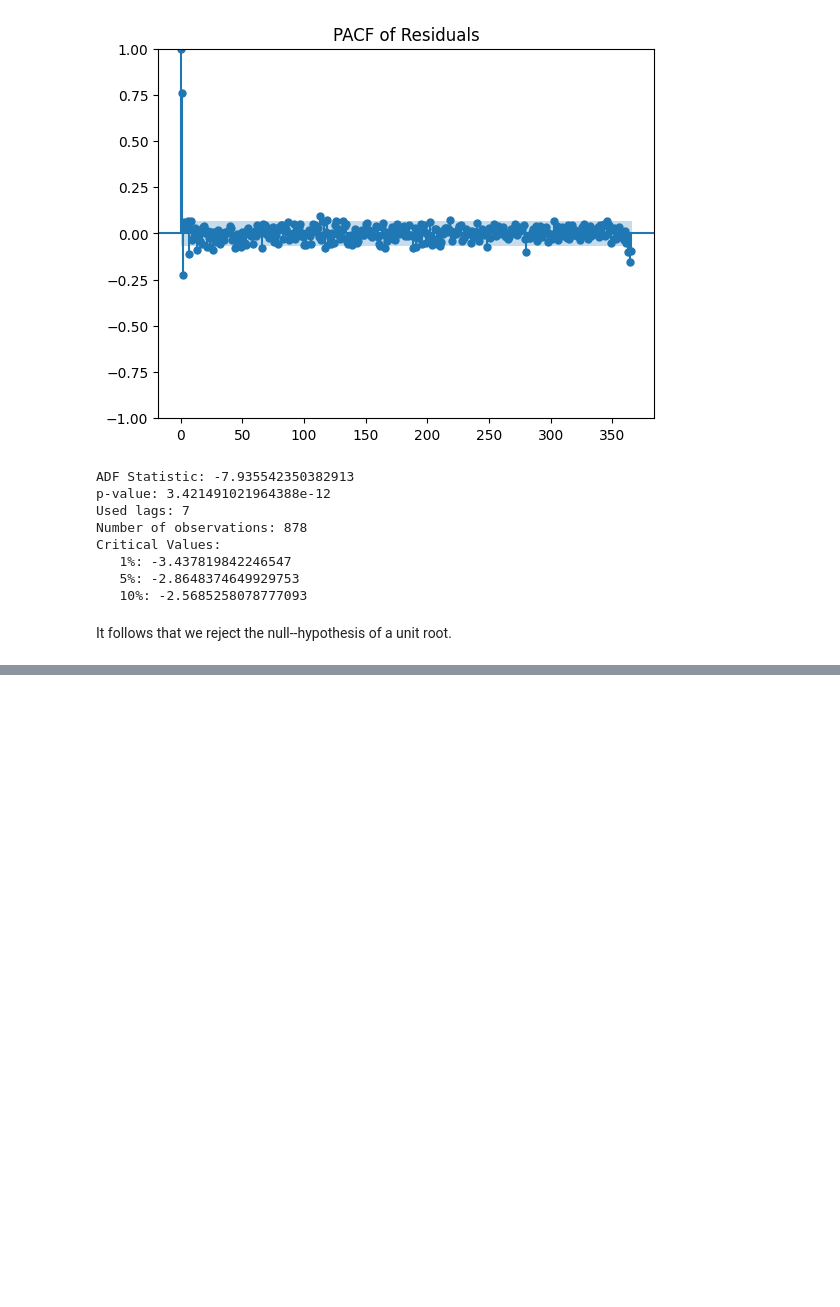
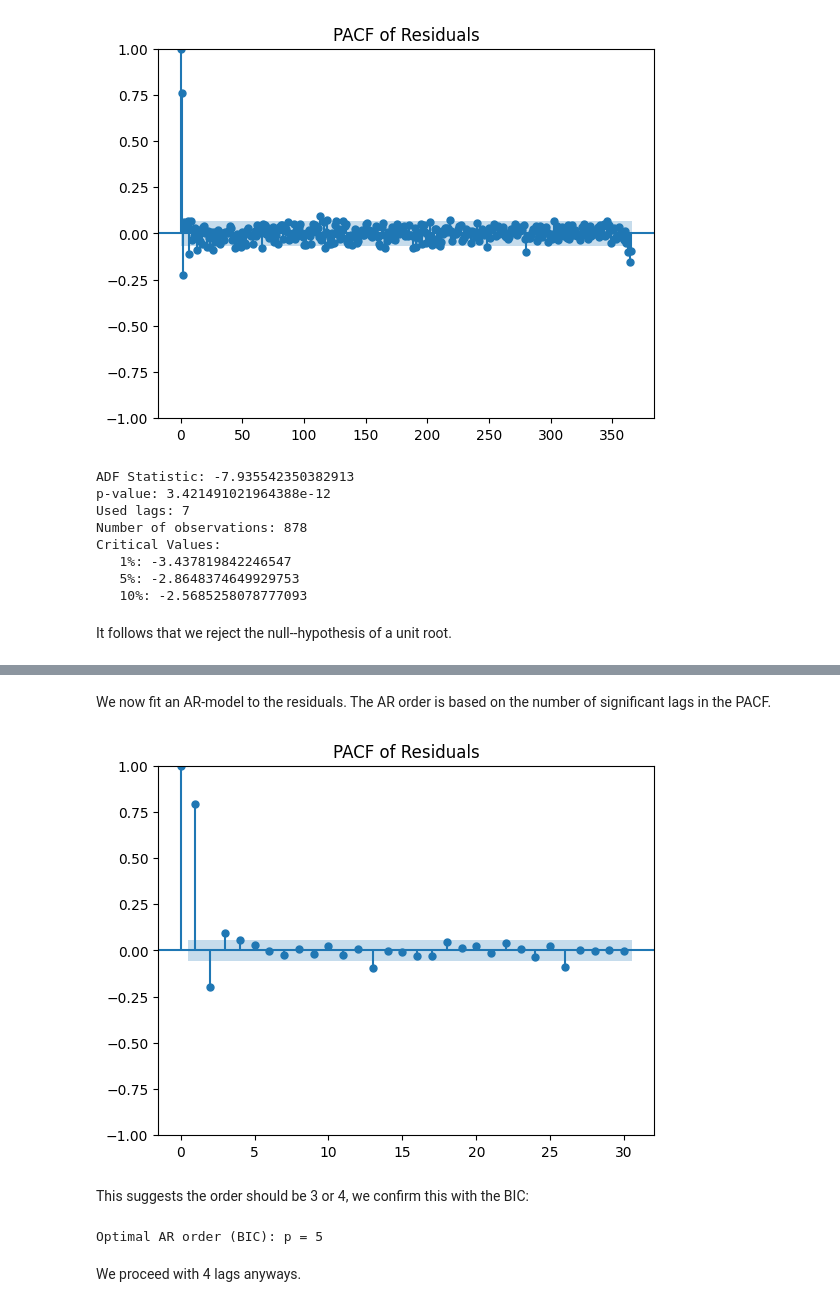
Before and after one commit to HetteWempe/comp_fin, a Jupyter notebook: ass2sc.ipynb, the cells around one changed output, grey strips where cells are left out. Saved outputs shown, nothing was run; the diff lists cells and outputs as text; code cells hidden in the pictures; blank space fills up the shorter version.

```diff
--- a/ass2sc.ipynb
+++ b/ass2sc.ipynb
@@ -206,0 +270,26 @@ It follows that we reject the null--hypothesis of a unit root.
+# %% [markdown]
+We now fit an AR-model to the residuals. The AR order is based on the number of significant lags in the PACF.
+# %%
+# PACF plot
+plot_pacf(daily_dataframe['residuals'], lags=30)
+plt.title("PACF of Residuals")
+plt.show()
+# %% [output]
+[figure, added]
+# %% [markdown]
+This suggests the order should be 3 or 4, we confirm this with the BIC:
+# %%
+from statsmodels.tsa.ar_model import AutoReg
+
+bic_values = []
+max_p = 10  # Test up to AR(10)
+for p in range(1, max_p + 1):
+    model = AutoReg(daily_dataframe['residuals'], lags=p).fit()
+    bic_values.append(model.bic)
+
+optimal_p = np.argmin(bic_values) + 1  # +1 because Python is 0-indexed
+print(f"Optimal AR order (BIC): p = {optimal_p}")
+# %% [output]
+Optimal AR order (BIC): p = 5
+# %% [markdown]
+We proceed with 4 lags anyways.
```
Also changed, not shown: parts of 7 cells of this notebook.
